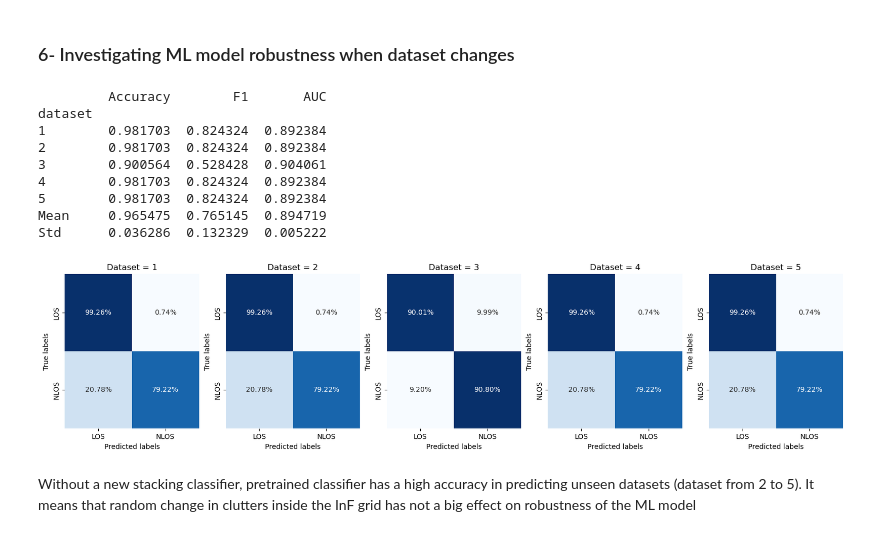
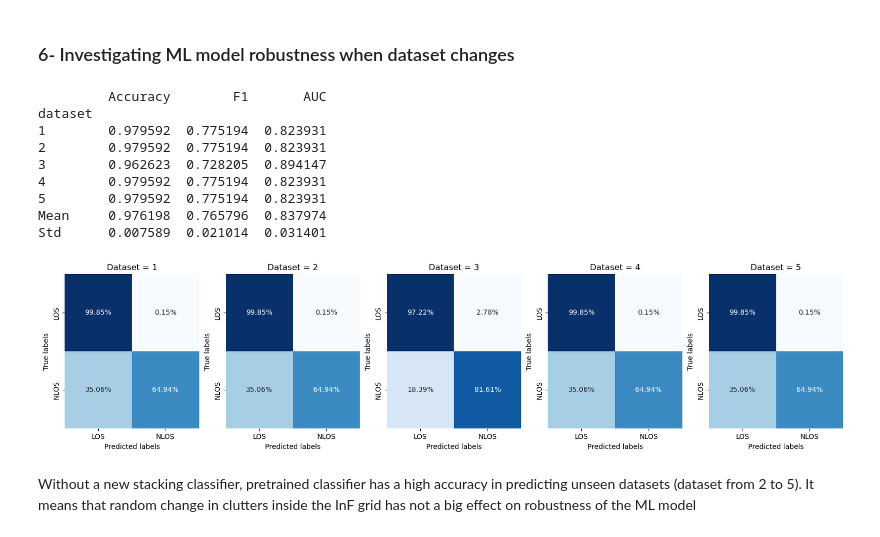
Before and after one commit to hamedtea/thesis, a Jupyter notebook: Feature_based_ML_model.ipynb, the cells around one changed output. Drawn from its saved outputs; the diff is of its cells as text; code cells hidden in the pictures.

```diff
--- a/Feature_based_ML_model.ipynb
+++ b/Feature_based_ML_model.ipynb
@@ -772,0 +785,7 @@ StackingClassifier(cv='prefit',
+# %%
+max_est_name = p_table['Accuracy'].idxmax()
+print("The best final classifier according to accuracy metric is:", max_est_name)
+max_acc_pipe = p_table.index.get_loc(p_table['Accuracy'].idxmax())
+print("Index number of the best final estimator is:", max_acc_pipe)
+final_classifier = SC_pipes[max_acc_pipe]
+final_classifier
@@ -828,18 +867,20 @@ The above result is provided without training the stacking classifier again for
 # %% [markdown]
 ### 3- Investigating how the number of PRS symbols affects the ML model accuracy
 # %%
-ind = [0, 1, 4, 5]
+ind_initial = [0, 1, 4, 5]
 sym =[1, 2, 3, 4, 5]
 output_sym = pd.DataFrame(index=pd.MultiIndex.from_tuples([], names=['SNR', 'Symbol.']),
                                        columns=['Accuracy', 'F1', 'AUC'])
 
-base_models = [pipe for pipe in estimators if pipe != estimators[2]] #we should define estimators in each iteration as the # of features is changed
-final_model = estimators[2][1].named_steps['estimator'] # select the second tuple index (pipeline) and select SVC() as final estimator
+base_models = [pipe for pipe in estimators if pipe != estimators[max_acc_pipe]] # we should define estimators in each iteration as the # of features is changed,
+#max_acc_pipe --> index of the best estimator which is chosen as the final estimator
+final_model = estimators[max_acc_pipe][1].named_steps['estimator'] # select the second tuple index (pipeline) and select SVC() as final estimator
 
-for idx, FE in enumerate(FE_SNR):
+for idx, FE in enumerate(FE_SNR): #--> FE_SNR is selected from FE_SNR_PRS
     fig, ax = plt.subplots(nrows=1, ncols=5, figsize=(20, 3))
     for symb in range(5):
-        FE_sym = FE[:,:symb+1,ind]
+        FE = FE.reshape((FE.shape[0], 5, -1)) # reshape to 5 symbol and 6 statisticalfeature for each
+        FE_sym = FE[:,:symb+1,ind_initial]
         FE_sym_reshaped = FE_sym.reshape((FE_sym.shape[0], -1))
         xx_train, xx_test, YY_train, YY_test = train_test_split(FE_sym_reshaped, labels, test_size=0.2, random_state=42, stratify=labels)
 
@@ -852,7 +893,7 @@ for idx, FE in enumerate(FE_SNR):
         optimal_threshold = thresholds[optimal_threshold_index]
 
         y_sym_SNR_pred = (y_sym_SNR_prob[:, 1] >= optimal_threshold).astype(int)
-        accuracy = accuracy_score(Y_test, y_sym_SNR_pred)
+        accuracy = accuracy_score(YY_test, y_sym_SNR_pred)
         f1 = f1_score(YY_test, y_sym_SNR_pred)
         auc = roc_auc_score(YY_test, y_sym_SNR_pred)
         output_sym.loc[(SNRdB[idx], symb+1), :] = [accuracy, f1, auc]
@@ -1004,8 +1045,8 @@ When the SNR is not high enough, increasing the BW can increase the predicition
 # %% [markdown]
 ### 5- Investigating ML model robustness when BS is changed
 # %%
-FE_SNR_BS = np.load('FE_SNR_BS.npy')
-labels_f = np.load('labels.npy')
-print(FE_SNR_BS.shape)
+FE_BS = np.load('FE_BS.npy')
+labels_f = np.load('labels.npy') #all BS labels
+print(FE_BS.shape)
 print(labels_f.shape)
 # %% [output]
@@ -1092,50 +1130,50 @@ for idx, F in enumerate(DS_FE):
     #row, col = divmod(idx, 6)
     #p = F.reshape(F.shape[0], -1) #flatten for 5 symbols
     pp = F[:,ind] #select thoes statistical features that are not correlated --> column ind. is calculated before
-    xxx_train, xxx_test, YYY_train, YYY_test = train_test_split(pp, DS_labels[idx], test_size=0.2, random_state=42, stratify=DS_labels[idx])
+    xxxx_train, xxxx_test, YYYY_train, YYYY_test = train_test_split(pp, DS_labels[idx], test_size=0.2, random_state=42, stratify=DS_labels[idx])
 
     #bs_stacking_pipeline = StackingClassifier(estimators = base_models, final_estimator = final_model, cv=2) #we should define estimators in each iteration as the # of features is changed
     #bs_stacking_pipeline.fit(xxx_train, YYY_train)
-    final_classifier.fit(xxx_train, YYY_train)
+    final_classifier.fit(xxxx_train, YYYY_train)
 
-    y_ds_prob = final_classifier.predict_proba(xxx_test)
+    y_ds_prob = final_classifier.predict_proba(xxxx_test)
     #y_prs_prob = bs_stacking_pipeline.predict_proba(xxx_test)
 
-    fpr, tpr, thresholds = roc_curve(YYY_test, y_ds_prob[:,1], drop_intermediate = True)
+    fpr, tpr, thresholds = roc_curve(YYYY_test, y_ds_prob[:,1], drop_intermediate = True)
     optimal_threshold_index = np.argmax(tpr - fpr)
     optimal_threshold = thresholds[optimal_threshold_index]
 
     y_ds_pred = (y_ds_prob[:, 1] >= optimal_threshold).astype(int)
 
-    accuracy = accuracy_score(YYY_test, y_ds_pred)
-    f1 = f1_score(YYY_test, y_ds_pred)
-    auc = roc_auc_score(YYY_test, y_ds_pred)
+    accuracy = accuracy_score(YYYY_test, y_ds_pred)
+    f1 = f1_score(YYYY_test, y_ds_pred)
+    auc = roc_auc_score(YYYY_test, y_ds_pred)
     output_DS.loc[(idx+1), :] = [accuracy, f1, auc]
 
 
-    cm = confusion_matrix(YYY_test, y_ds_pred, normalize = 'true')
+    cm = confusion_matrix(YYYY_test, y_ds_pred, normalize = 'true')
     sns.heatmap(cm, annot=True,  cbar = False, cmap="Blues", fmt=".2%", xticklabels=class_names, yticklabels=class_names, ax = ax[idx])
     ax[idx].set_xlabel("Predicted labels")
     ax[idx].set_ylabel("True labels")
     ax[idx].set_title(f'Dataset = {idx+1}')
-
+    #fig.suptitle('BS_id = 11, SNR = 10 ', fontsize=12) #SNR = 10, BS = 11
 
 mean_values = output_DS.mean()
 std_values = output_DS.std()
 stats_df = pd.DataFrame({'Mean': mean_values, 'Std': std_values})
 output_DS = pd.concat([output_DS, stats_df.transpose()])
 output_DS.index.name = 'dataset'
 print(output_DS)
 # %% [output]
          Accuracy        F1       AUC
 dataset
-1        0.981703  0.824324  0.892384
-2        0.981703  0.824324  0.892384
-3        0.900564  0.528428  0.904061
-4        0.981703  0.824324  0.892384
-5        0.981703  0.824324  0.892384
-Mean     0.965475  0.765145  0.894719
-Std      0.036286  0.132329  0.005222
+1        0.979592  0.775194  0.823931
+2        0.979592  0.775194  0.823931
+3        0.962623  0.728205  0.894147
+4        0.979592  0.775194  0.823931
+5        0.979592  0.775194  0.823931
+Mean     0.976198  0.765796  0.837974
+Std      0.007589  0.021014  0.031401
-[figure, old version]
+[figure, new version]
 # %% [markdown]
 Without a new stacking classifier, pretrained classifier has a high accuracy in predicting unseen datasets (dataset from 2 to 5). It means that random change in clutters inside the InF grid has not a big effect on robustness of the ML model
```
Also changed, not shown: parts of 22 cells of this notebook, 5 other files.
